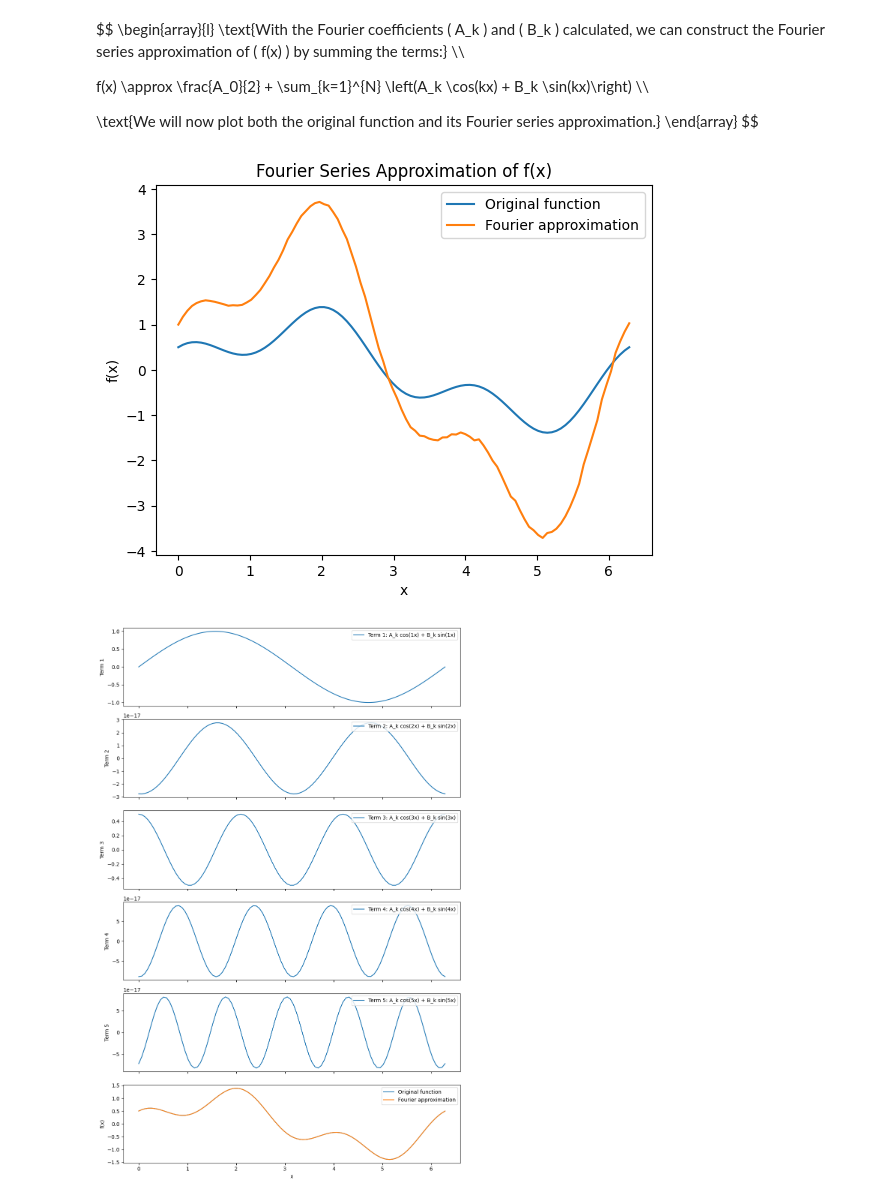
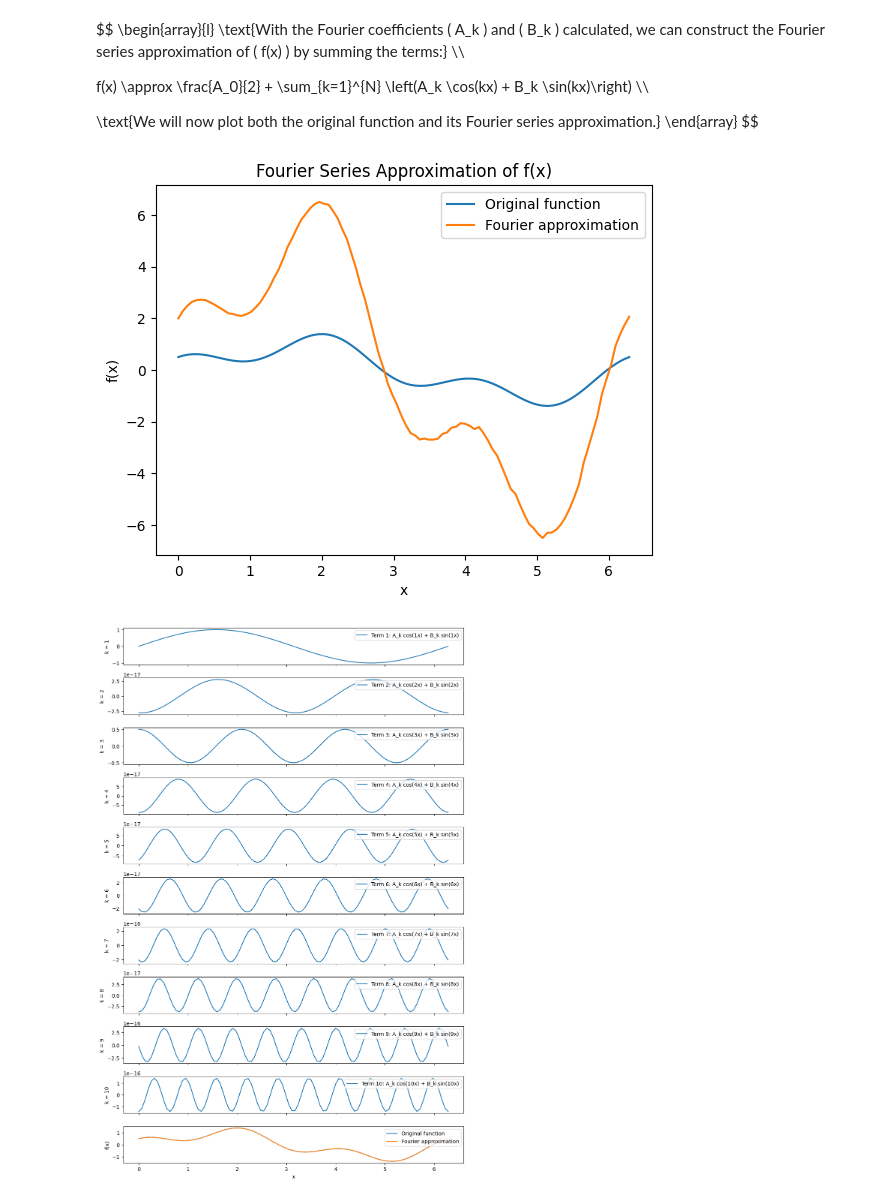
Before and after one commit to Barmaman1012/SoundsDFTAlgorithm, a Jupyter notebook: audio_analyzer.ipynb, the cells around one changed output. Saved outputs shown, nothing was run; the diff lists cells and outputs as text; code cells hidden in the pictures.

```diff
--- a/audio_analyzer.ipynb
+++ b/audio_analyzer.ipynb
@@ -84,7 +91,7 @@ def f(x):
     return np.sin(x) + 0.5 * np.cos(3 * x)
 
 # Fourier series parameters
-N = 100  # Number of terms in the Fourier series
+N = 200  # Number of terms in the Fourier series
 x_values = np.linspace(0, 2 * np.pi, 100)
 # %% [markdown]
 $$
@@ -145,7 +152,7 @@ plt.ylabel('f(x)')
 plt.title('Fourier Series Approximation of f(x)')
 plt.show()
 # %% [output]
-[figure, old version]
+[figure, new version]
 # %%
 import numpy as np
 import matplotlib.pyplot as plt
@@ -156,7 +163,7 @@ def f(x):
     return np.sin(x) + 0.5 * np.cos(3 * x)
 
 # Fourier series parameters
-N = 5  # Number of terms in the Fourier series
+N = 10  # Number of terms in the Fourier series
 x_values = np.linspace(0, 2 * np.pi, 100)
 
 # Inner product calculation
@@ -173,32 +180,32 @@ def calculate_coefficients(f, k, x_values):
     A_k = inner_product(f(x_values), cos_kx, x_values) / norm_cos_kx
     B_k = inner_product(f(x_values), sin_kx, x_values) / norm_sin_kx
     return A_k, B_k
 
 # Calculate A_k and B_k for each term up to N
 coefficients = [calculate_coefficients(f, k, x_values) for k in range(1, N + 1)]
 
 # Plotting each Fourier term and the overall approximation
 fig, axs = plt.subplots(N + 1, 1, figsize=(10, 15), sharex=True)
 
 # Plot each individual Fourier term
 for k, (A_k, B_k) in enumerate(coefficients, start=1):
     term_contribution = A_k * np.cos(k * x_values) + B_k * np.sin(k * x_values)
     axs[k - 1].plot(x_values, term_contribution, label=f'Term {k}: A_k cos({k}x) + B_k sin({k}x)')
     axs[k - 1].legend(loc="upper right")
-    axs[k - 1].set_ylabel(f'Term {k}')
+    axs[k - 1].set_ylabel(f'k = {k}')
 
 # Plot the full Fourier series approximation against the original function
 f_approx = np.zeros_like(x_values)
 for k, (A_k, B_k) in enumerate(coefficients, start=1):
     f_approx += A_k * np.cos(k * x_values) + B_k * np.sin(k * x_values)
 
 axs[N].plot(x_values, f(x_values), label='Original function')
 axs[N].plot(x_values, f_approx, label='Fourier approximation')
 axs[N].legend(loc="upper right")
 axs[N].set_xlabel('x')
 axs[N].set_ylabel('f(x)')
 
 plt.tight_layout()
 plt.show()
 # %% [output]
-[figure, old version]
+[figure, new version]
```
Also changed, not shown: parts of 3 cells of this notebook.
